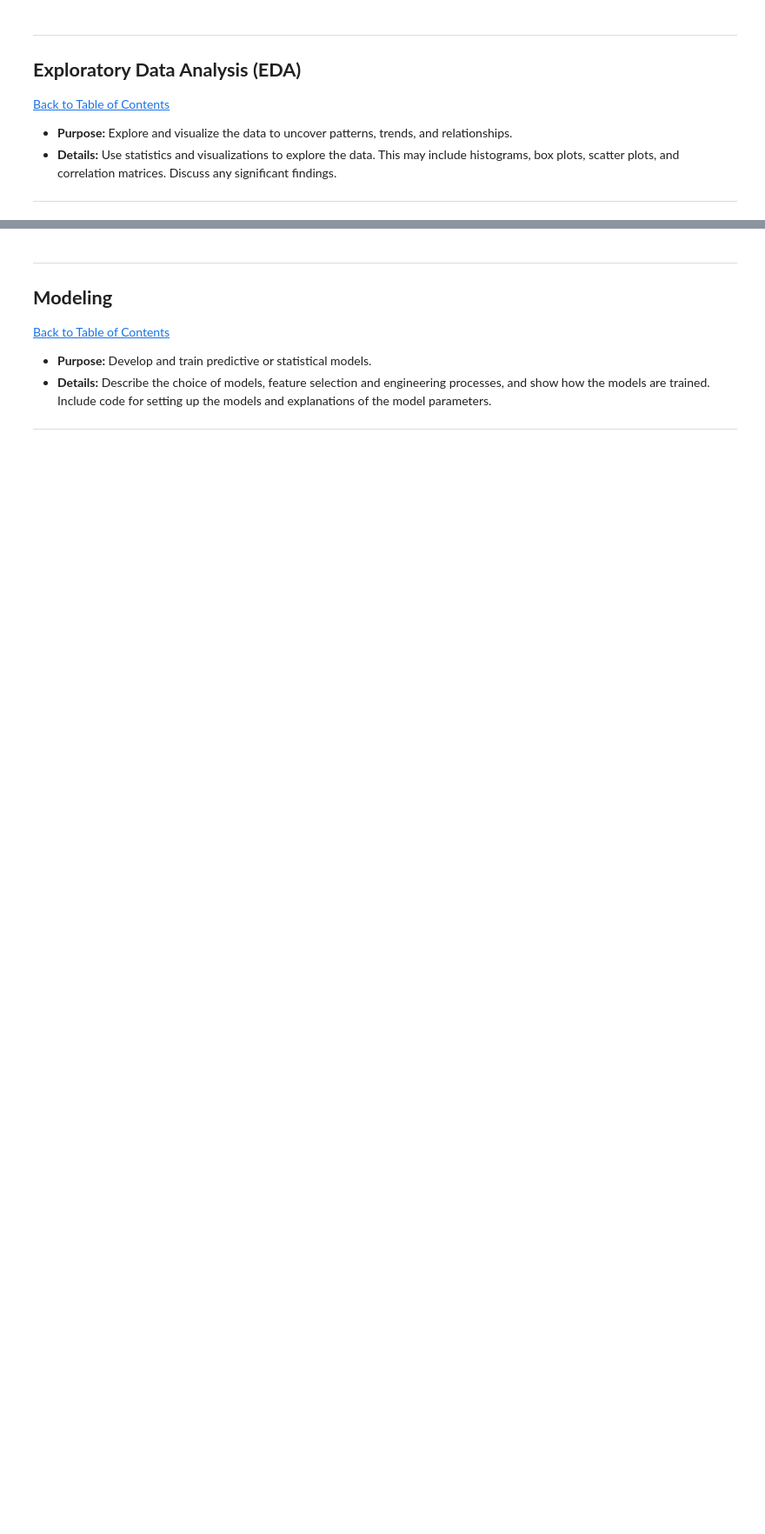
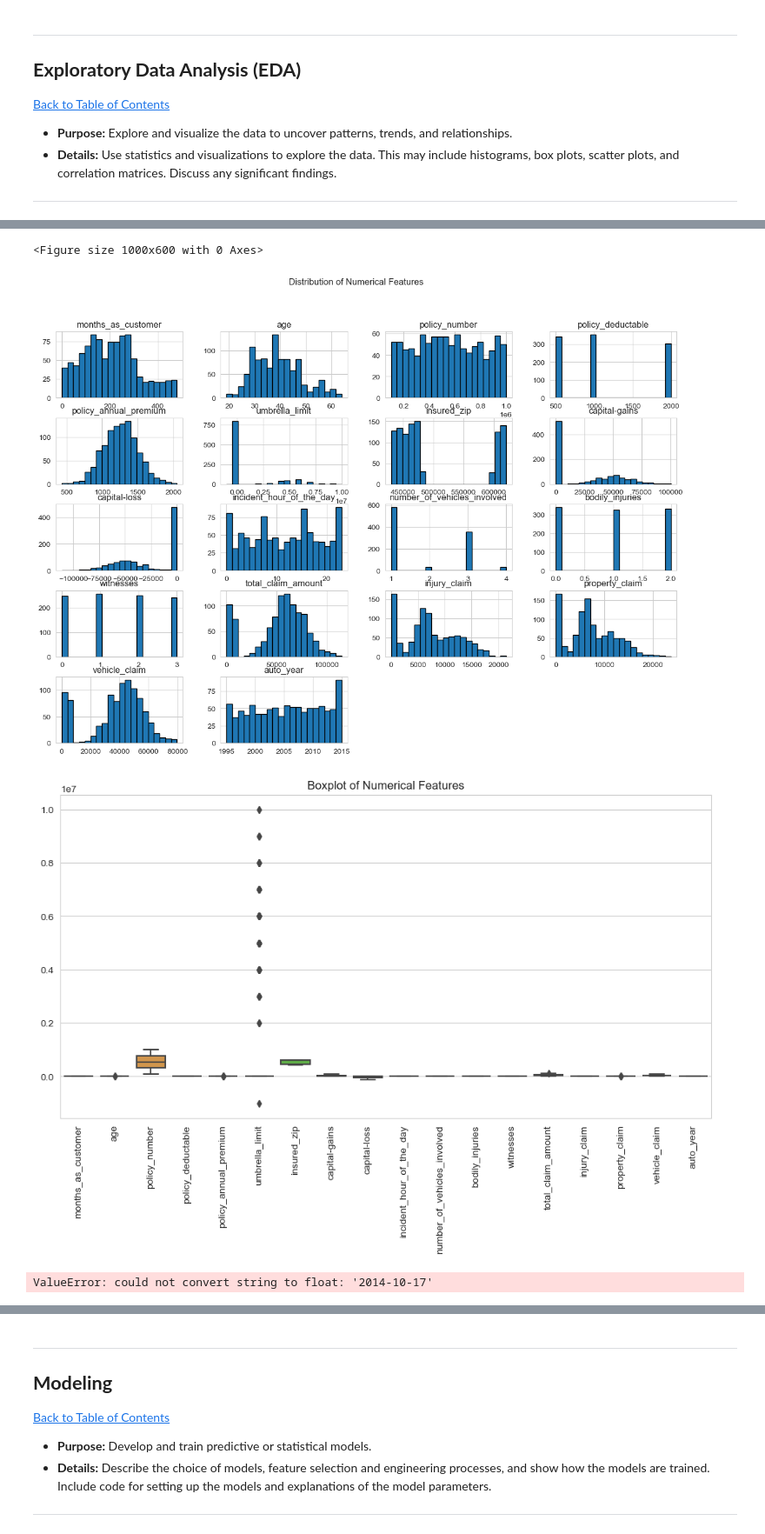
Before and after one commit to Annette0907/Workplace_Project, a Jupyter notebook: QCTO---Workplace-Module-Notebook-Template-4571.ipynb, the cells around one changed output, grey strips where cells are left out. Shown: that part at 87% size. Drawn from its saved outputs; the diff is of its cells as text; code cells hidden in the pictures; blank space fills up the shorter version.

Commit message:
Exploratory Data Analysis

```diff
--- a/QCTO---Workplace-Module-Notebook-Template-4571.ipynb
+++ b/QCTO---Workplace-Module-Notebook-Template-4571.ipynb
@@ -105,0 +104,7 @@ the process I followed to collect the data
+# %%
+# Load the dataset from GitHub repository
+data_url = "https://raw.githubusercontent.com/Annette0907/Workplace_Project/main/insurance_claims_clean.csv"
+df = pd.read_csv(data_url)
+
+# Display the first 10 rows to understand the dataset structure
+print(df.head(10))
@@ -146,0 +168,27 @@ The process I followed to clean the data:
+# %%
+# Display summary statistics
+print(df.describe())
+
+# Check for missing values
+print(df.isnull().sum())
+
+# Visualizing distributions of numerical variables
+plt.figure(figsize=(10, 6))
+df.hist(bins=20, figsize=(15, 10), edgecolor='black')
+plt.suptitle("Distribution of Numerical Features")
+plt.show()
+
+# Boxplots for detecting outliers
+plt.figure(figsize=(12, 6))
+sns.boxplot(data=df)
+plt.xticks(rotation=90)
+plt.title("Boxplot of Numerical Features")
+plt.show()
+
+# Correlation Matrix to explore relationships between numerical variables
+plt.figure(figsize=(10, 6))
+corr_matrix = df.corr()
+sns.heatmap(corr_matrix, annot=True, cmap='coolwarm', fmt='.2f')
+plt.title("Correlation Matrix of Features")
+plt.show()
+# %% [output]
@@ -146,0 +212,4 @@ The process I followed to clean the data:
+<Figure size 1000x600 with 0 Axes>
+[figure, added]
+[figure, added]
+ValueError: could not convert string to float: '2014-10-17'
```
Also changed, not shown: parts of 4 cells of this notebook.
